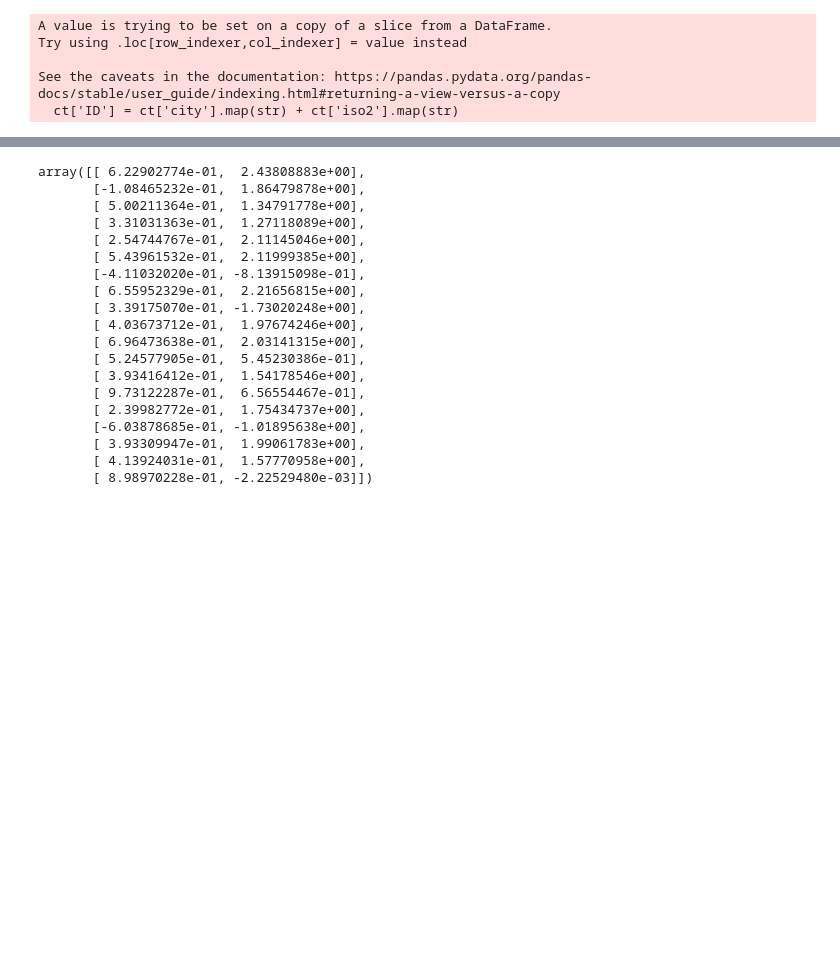
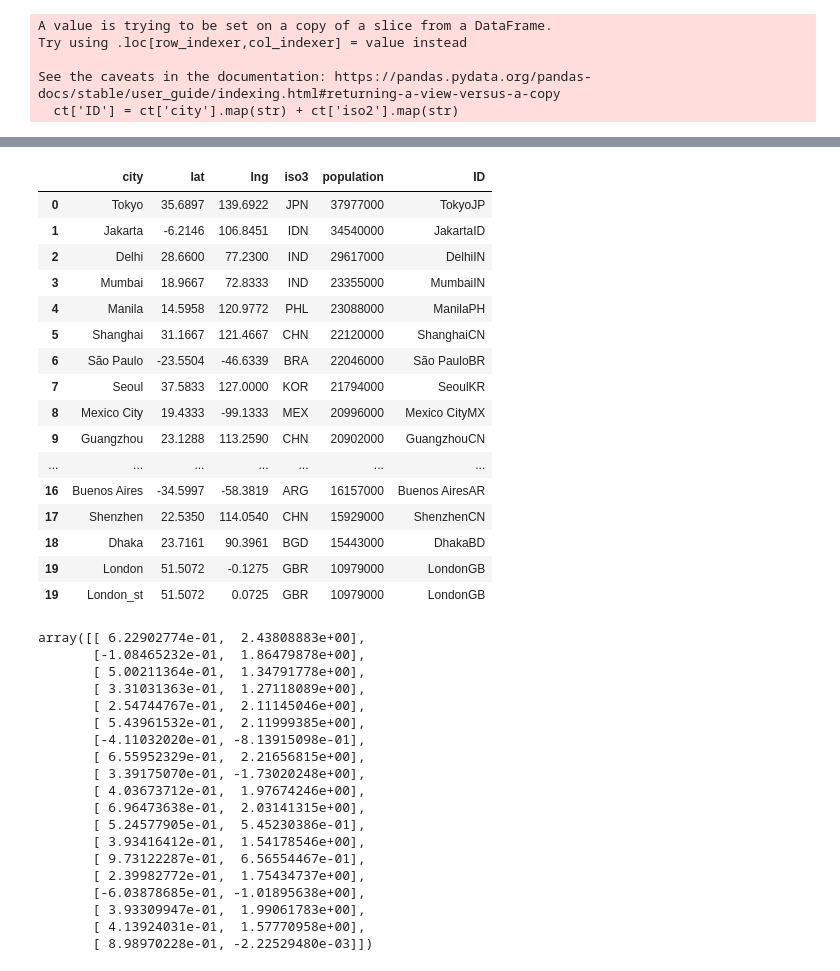
Before and after one commit to Dorianeve/python_assignment, a Jupyter notebook: esame (2).ipynb, the cells around one changed output, grey strips where cells are left out. Drawn from its saved outputs; the diff is of its cells as text; code cells hidden in the pictures; blank space fills up the shorter version.

```diff
--- a/esame (2).ipynb
+++ b/esame (2).ipynb
@@ -20,3 +20,8 @@ See the caveats in the documentation: https://pandas.pydata.org/pandas-docs/stab
 # %%
 ## drop not usable columns
 ct = ct.drop(['city_ascii', 'country', 'iso2', 'admin_name', 'capital', 'id'], axis = 1)
+# %%
+#add london Start
+London_st = ct.loc[(ct['city'] == 'London') & (ct['iso3'] == 'GBR')]
+London_st['city']='London_st'
+London_st['lng'] = London_st['lng'] + 0.2
@@ -23,3 +39,23 @@ ct = ct.drop(['city_ascii', 'country', 'iso2', 'admin_name', 'capital', 'id'], a
+# %%
+ct.append(London_st)
+# %% [output]
+|  | city | lat | lng | iso3 | population | ID |
+| 0 | Tokyo | 35.6897 | 139.6922 | JPN | 37977000 | TokyoJP |
+| 1 | Jakarta | -6.2146 | 106.8451 | IDN | 34540000 | JakartaID |
+| 2 | Delhi | 28.6600 | 77.2300 | IND | 29617000 | DelhiIN |
+| 3 | Mumbai | 18.9667 | 72.8333 | IND | 23355000 | MumbaiIN |
+| 4 | Manila | 14.5958 | 120.9772 | PHL | 23088000 | ManilaPH |
+| 5 | Shanghai | 31.1667 | 121.4667 | CHN | 22120000 | ShanghaiCN |
+| 6 | São Paulo | -23.5504 | -46.6339 | BRA | 22046000 | São PauloBR |
+| 7 | Seoul | 37.5833 | 127.0000 | KOR | 21794000 | SeoulKR |
+| 8 | Mexico City | 19.4333 | -99.1333 | MEX | 20996000 | Mexico CityMX |
+| 9 | Guangzhou | 23.1288 | 113.2590 | CHN | 20902000 | GuangzhouCN |
+| ... | ... | ... | ... | ... | ... | ... |
+| 16 | Buenos Aires | -34.5997 | -58.3819 | ARG | 16157000 | Buenos AiresAR |
+| 17 | Shenzhen | 22.5350 | 114.0540 | CHN | 15929000 | ShenzhenCN |
+| 18 | Dhaka | 23.7161 | 90.3961 | BGD | 15443000 | DhakaBD |
+| 19 | London | 51.5072 | -0.1275 | GBR | 10979000 | LondonGB |
+| 19 | London_st | 51.5072 | 0.0725 | GBR | 10979000 | LondonGB |
 # %%
 #population
 pop = np.where(ct['population']< 200000 , 0 , 2 )
```
Also changed, not shown: parts of 8 cells of this notebook.
